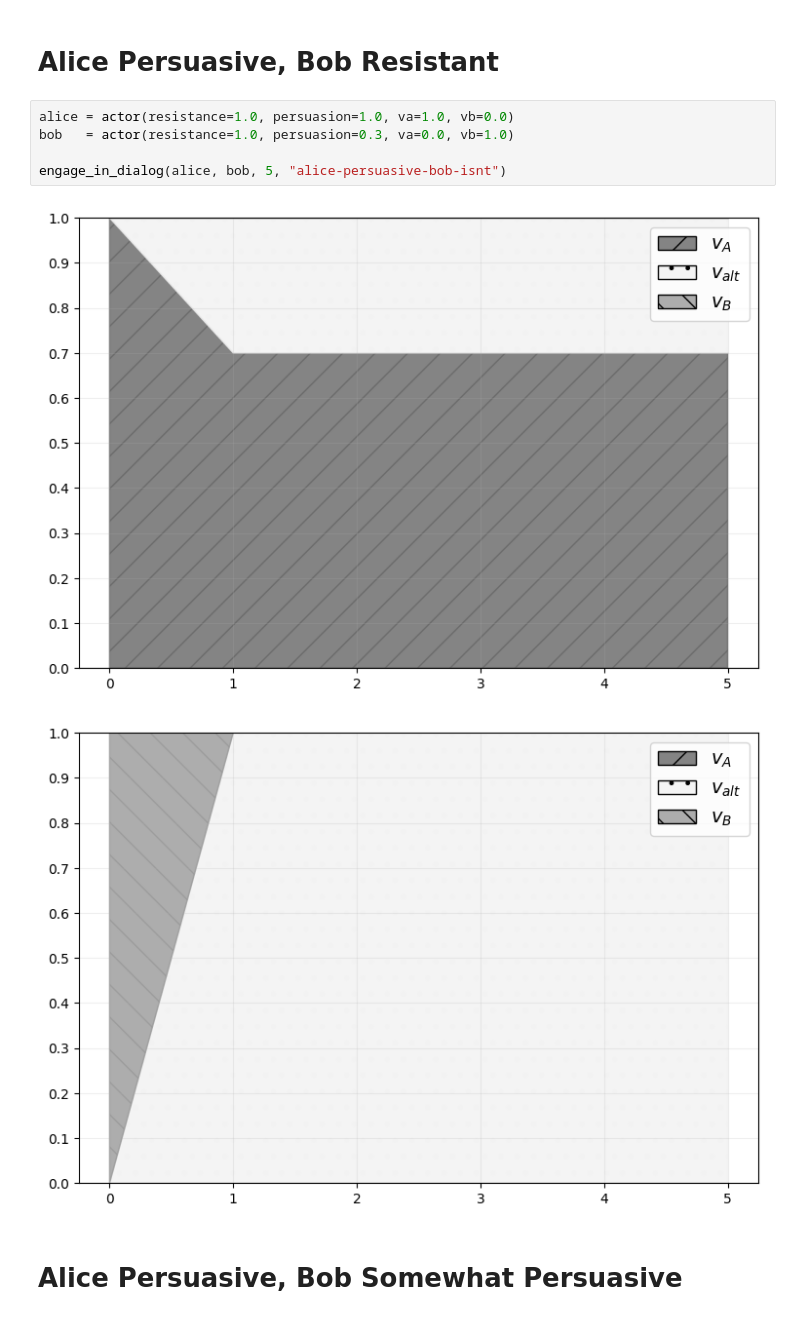
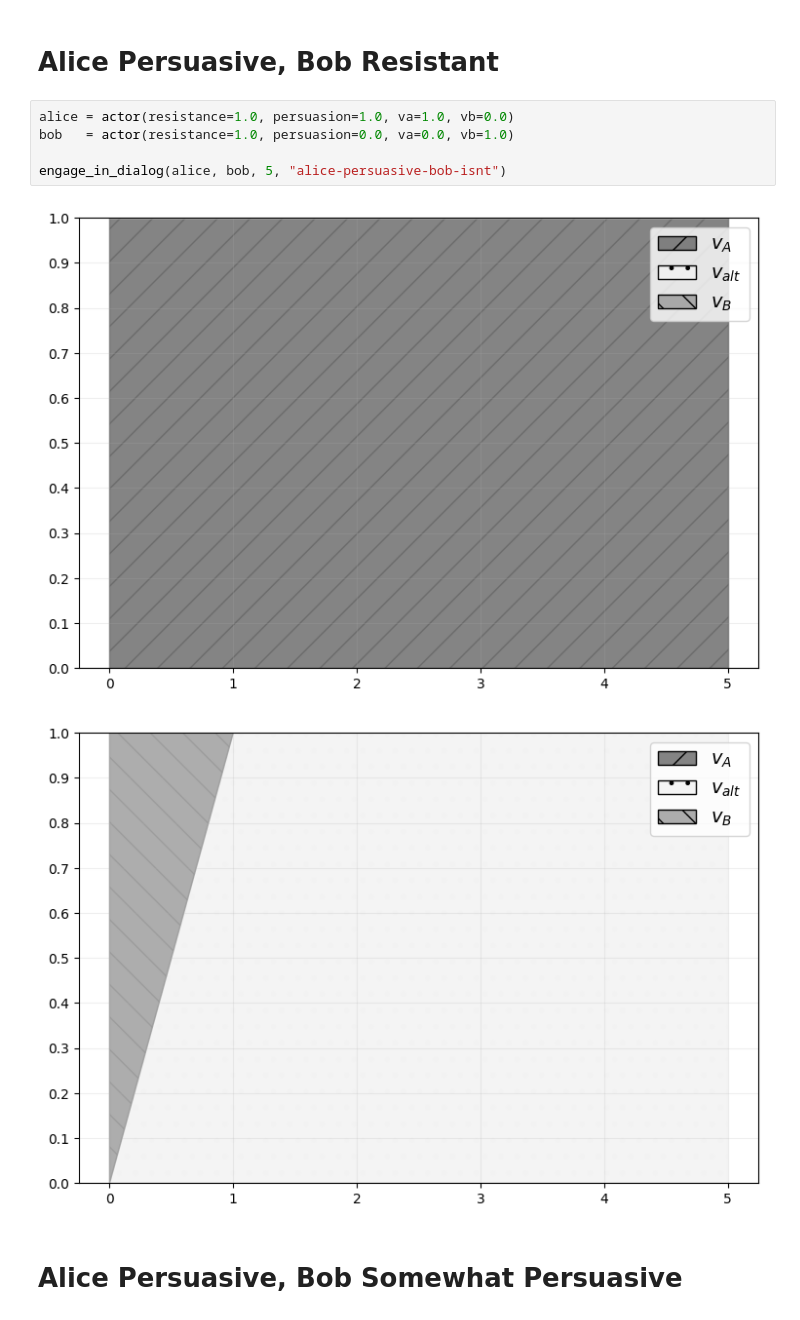
Before and after one commit to yurylyt/extended-dialog-model, a Jupyter notebook: simulations.ipynb, the cells around one changed output. Drawn from its saved outputs; the diff is of its cells as text.

```diff
--- a/simulations.ipynb
+++ b/simulations.ipynb
@@ -167,11 +167,11 @@ engage_in_dialog(alice, bob, 5, "no-persuasion")
 # Alice Persuasive, Bob Resistant
 # %%
 alice = actor(resistance=1.0, persuasion=1.0, va=1.0, vb=0.0)
-bob   = actor(resistance=1.0, persuasion=0.3, va=0.0, vb=1.0)
+bob   = actor(resistance=1.0, persuasion=0.0, va=0.0, vb=1.0)
 
 engage_in_dialog(alice, bob, 5, "alice-persuasive-bob-isnt")
 # %% [output]
-[figure, old version]
+[figure, new version]
 [figure]
 # %% [markdown]
 # Alice Persuasive, Bob Somewhat Persuasive
```
Also changed, not shown: parts of 5 cells of this notebook.
